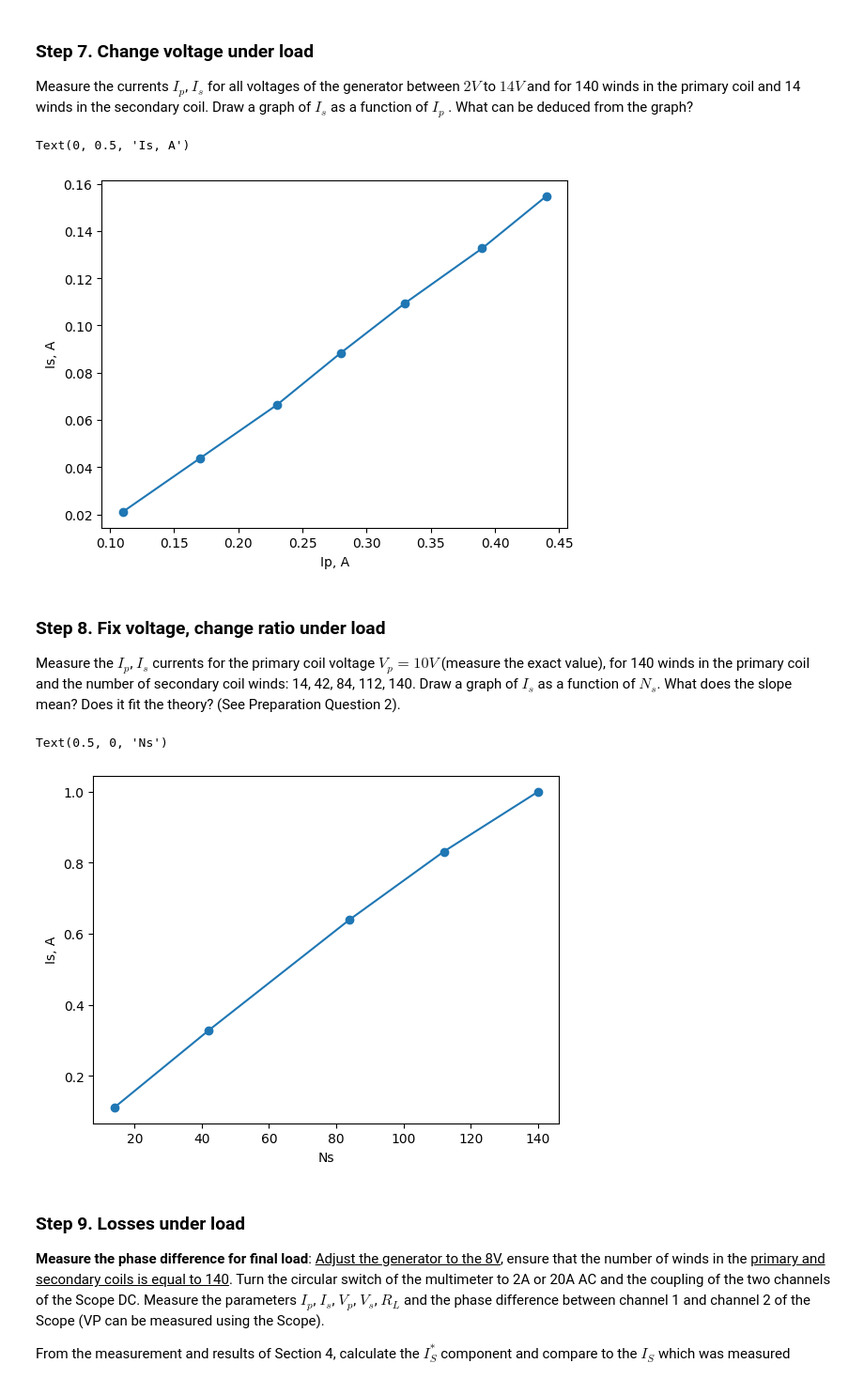
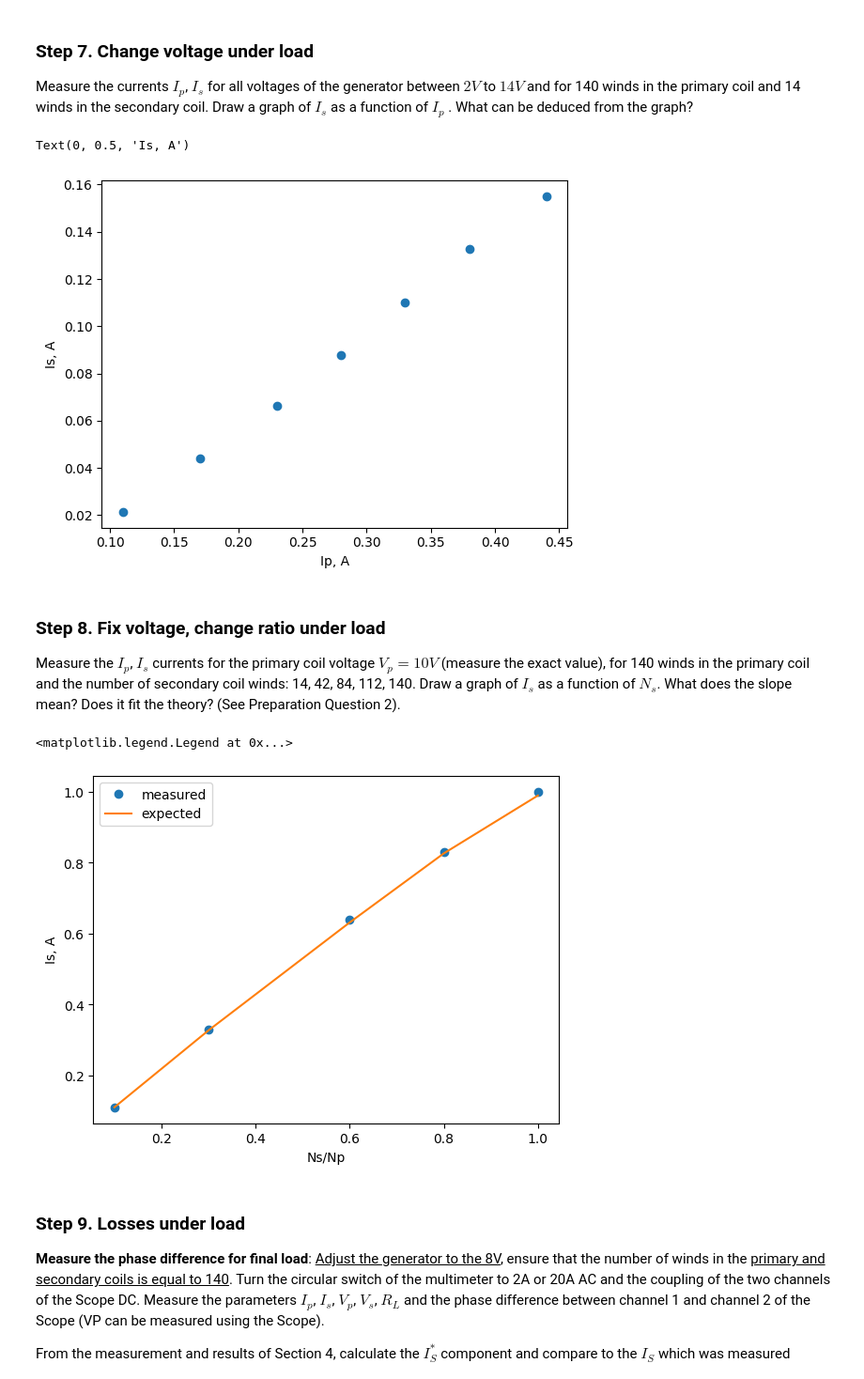
Before and after one commit to evgeny-kolonsky/Lab2_Transformer, a Jupyter notebook: Technion_ph_Transformer_lab.ipynb, the cells around one changed output. Shown at 94% size. Saved outputs shown, nothing was run; the diff lists cells and outputs as text; code cells hidden in the pictures.

```diff
--- a/Technion_ph_Transformer_lab.ipynb
+++ b/Technion_ph_Transformer_lab.ipynb
@@ -615,20 +665,20 @@ phi = 29 # the phase divv between Vp and Ip gradually goes down from 60 to 40 an
 Measure the currents $𝐼_𝑝$, $𝐼_𝑠$ for all voltages of the generator between $2V$ to $14V$ and for 140 winds in the primary coil and 14 winds in the secondary coil. Draw a graph of $𝐼_𝑠$ as a function of $𝐼_𝑝$ . What can be deduced from the graph?
 # %%
 # measurements: each line a point Vp, Ip, Vs
-RL = 9.5
+RL = 8.9
 measurements = '''
-2.17 0.11 0.20
-4.34 0.17 0.415
-6.50 0.23 0.63
-8.64 0.28 0.84
-10.80 0.33 1.04
-12.96 0.39 1.26
-15.10 0.44 1.47
+# Vp, Ip, Vs, Ip, phi
+2.17 0.11 0.19 0 64
+4.34 0.17 0.39 0 56
+6.46 0.23 0.59 0 51
+8.66 0.28 0.78 0.08 48
+10.82 0.33 0.98 0.10 46
+13.0 0.38 1.18 0.12 45
+15.0 0.44 1.38 0.15 44
 '''
-data = np.genfromtxt(measurements.splitlines(), dtype=float)
+Vp, Ip, Vs, Is, phi = np.genfromtxt(measurements.splitlines(), dtype=float).T
 Np = 140
 Ns = 14
-Vp, Ip, Vs = data.T
 Is = Vs / RL
 
 
@@ -637,7 +687,7 @@ plt.xlabel('Ip, A')
 plt.ylabel('Is, A')
 # %% [output]
 Text(0, 0.5, 'Is, A')
-[figure, old version]
+[figure, new version]
 # %% [markdown]
 ### Step 8. Fix voltage, change ratio under load
 
@@ -645,24 +695,25 @@ Measure the $𝐼_𝑝$, $𝐼_𝑠$ currents for the primary coil voltage $𝑉
 # %%
 # measurements: each line a point Ns, Vp, Ip, Vs
 RL = 9.5 # Ohm
 measurements = '''
-14 10.8 0.34 1.05
-42 10.78 0.39 3.11
-84 10.71 0.64 6.08
-112 10.64 0.90 7.90
-140 10.65 1.23 9.5
+# Ns, Vp, Ip, Vs, Is
+14 10.8 0.34 1.05 0.11
+42 10.8 0.39 3.11 0.33
+84 10.76 0.63 6.0 0.64
+112 10.69 0.91 7.85 0.83
+140 10.57 1.24 9.4 1.0
 '''
-data = np.genfromtxt(measurements.splitlines(), dtype=float)
-Ns, Vp, Ip, Vs = data.T
+Ns, Vp, Ip, Vs, Is = np.genfromtxt(measurements.splitlines(), dtype=float).T
 Np = 140
-Is = Vs / RL
-
-plt.plot(Ns, Is, '-o')
+Is_expected = Vs / RL
+plt.plot(Ns/Np, Is, 'o')
+plt.plot(Ns/Np, Is_expected, '-')
+plt.xlabel('Ns/Np')
 plt.ylabel('Is, A')
-plt.xlabel('Ns')
+plt.legend(['measured', 'expected'])
 # %% [output]
-Text(0.5, 0, 'Ns')
+<matplotlib.legend.Legend at 0x...>
-[figure, old version]
+[figure, new version]
 # %% [markdown]
 ### Step 9. Losses under load
 
```
Also changed, not shown: parts of 11 cells of this notebook.
